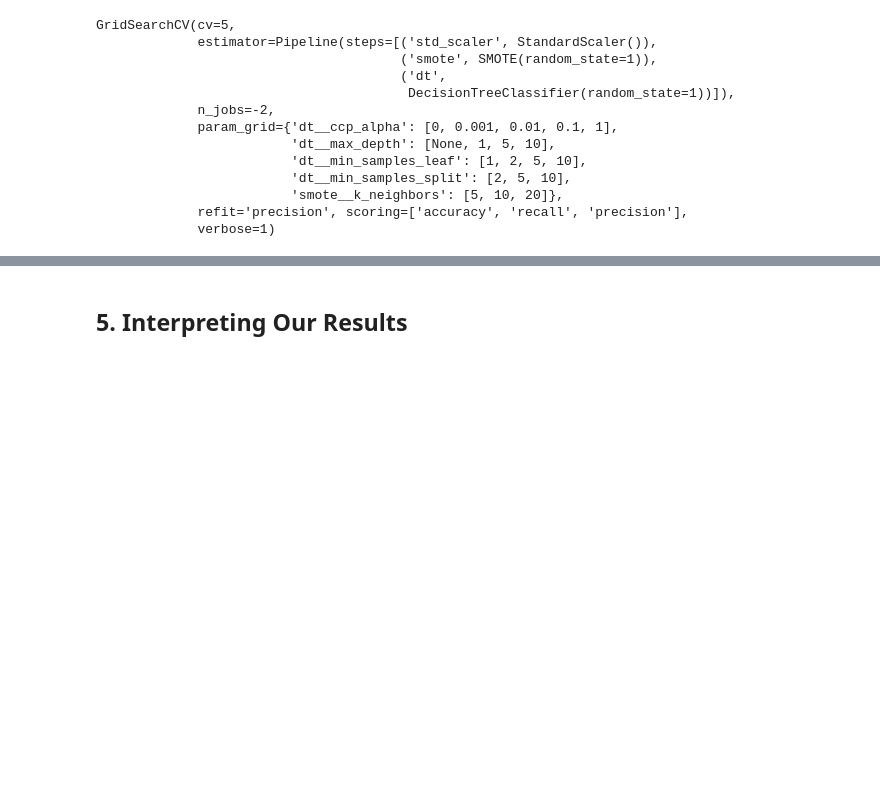
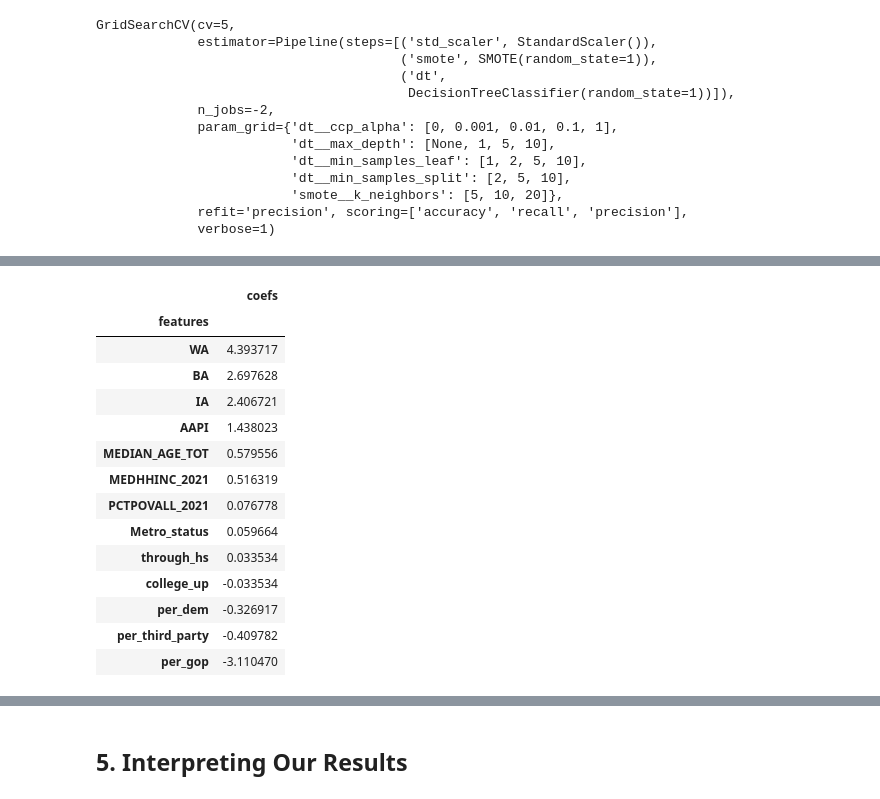
Before and after one commit to natehiatt/covid_vax_project, a Jupyter notebook: Final.ipynb, the cells around one changed output, grey strips where cells are left out. Saved outputs shown, nothing was run; the diff lists cells and outputs as text; code cells hidden in the pictures; blank space fills up the shorter version.

```diff
--- a/Final.ipynb
+++ b/Final.ipynb
@@ -1261,0 +1377,21 @@ def best_gs(gs_model):
+# %%
+coefs_lr = gs_pipe_lr2.best_estimator_.named_steps['lr'].coef_
+coefs_full_lr = pd.DataFrame({'features': X_train.columns, 'coefs': coefs_lr[0]}).set_index('features')
+coefs_full_lr = coefs_full_lr.sort_values('coefs', ascending=False)
+coefs_full_lr
+# %% [output]
+|  | coefs |
+| features |  |
+| WA | 4.393717 |
+| BA | 2.697628 |
+| IA | 2.406721 |
+| AAPI | 1.438023 |
+| MEDIAN_AGE_TOT | 0.579556 |
+| MEDHHINC_2021 | 0.516319 |
+| PCTPOVALL_2021 | 0.076778 |
+| Metro_status | 0.059664 |
+| through_hs | 0.033534 |
+| college_up | -0.033534 |
+| per_dem | -0.326917 |
+| per_third_party | -0.409782 |
+| per_gop | -3.110470 |
```
Also changed, not shown: parts of 20 cells of this notebook, 2 other files.
